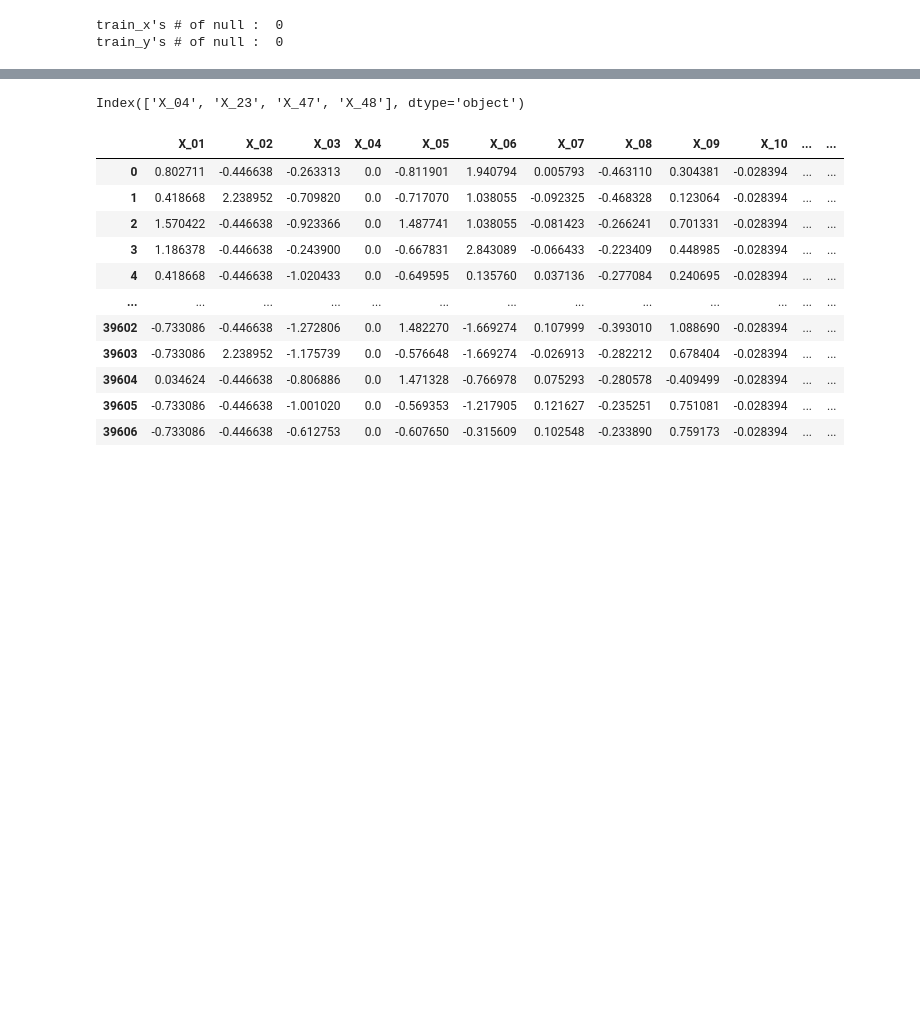
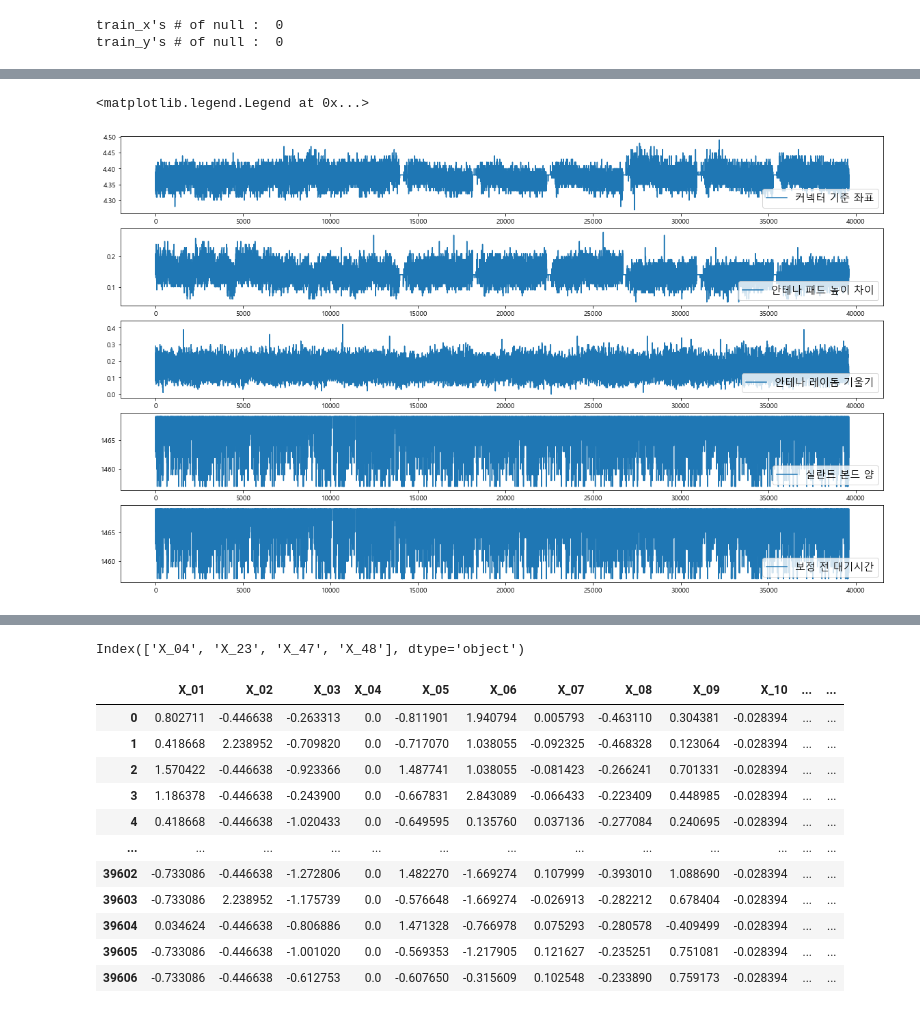
Before and after one commit to Hyunseo-BA/Dacon, a Jupyter notebook: Check_data.ipynb, the cells around one changed output, grey strips where cells are left out. Drawn from its saved outputs; the diff is of its cells as text; code cells hidden in the pictures; blank space fills up the shorter version.

```diff
--- a/Check_data.ipynb
+++ b/Check_data.ipynb
@@ -107,0 +125,19 @@ group_dict = {
+# %%
+# X : group 5, 6, 14, 15, 16
+fig, axes = plt.subplots(5, 1, figsize=(20,12))
+ax = axes.flatten()
+plt.subplots_adjust()
+
+ax[0].plot(train_x[group_dict["Group_5"][0]], label='커넥터 기준 좌표')
+ax[0].legend(loc='lower right', fontsize=15)
+ax[1].plot(train_x[group_dict["Group_6"][0]], label='안테나 패드 높이 차이')
+ax[1].legend(loc='lower right', fontsize=15)
+ax[2].plot(train_x[group_dict["Group_14"][0]], label='안테나 레이돔 기울기')
+ax[2].legend(loc='lower right', fontsize=15)
+ax[3].plot(train_x[group_dict["Group_15"][0]], label='실란트 본드 양')
+ax[3].legend(loc='lower right', fontsize=15)
+ax[4].plot(train_x[group_dict["Group_15"][0]], label='보정 전 대기시간')
+ax[4].legend(loc='lower right', fontsize=15)
+# %% [output]
+<matplotlib.legend.Legend at 0x...>
+[figure, added]
```
Also changed, not shown: parts of 2 cells of this notebook.
